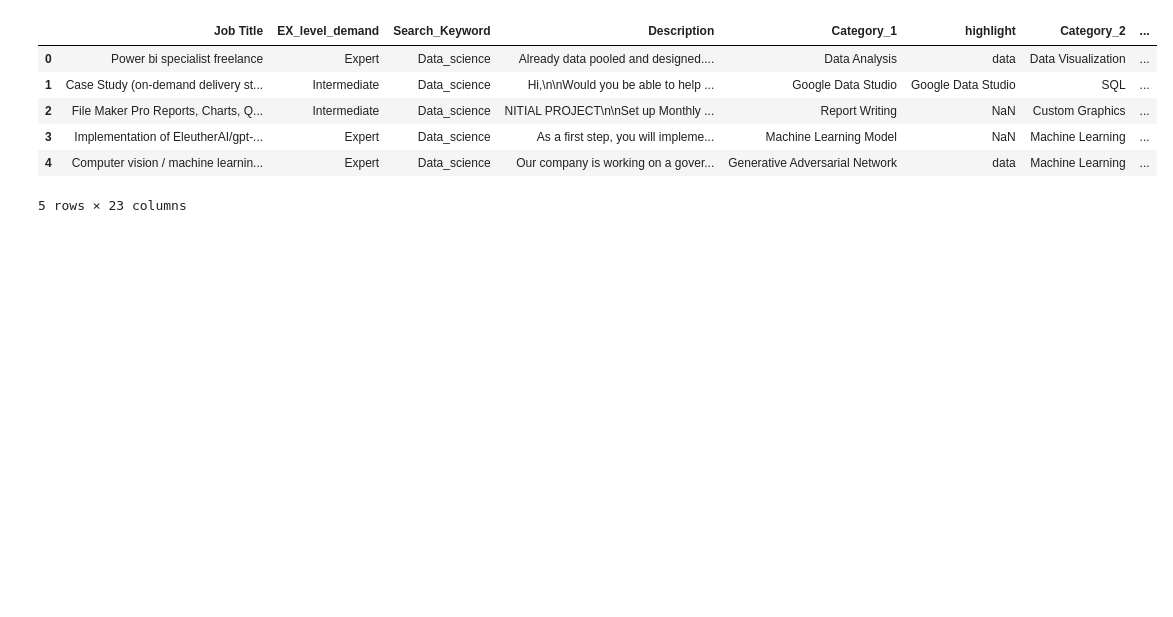
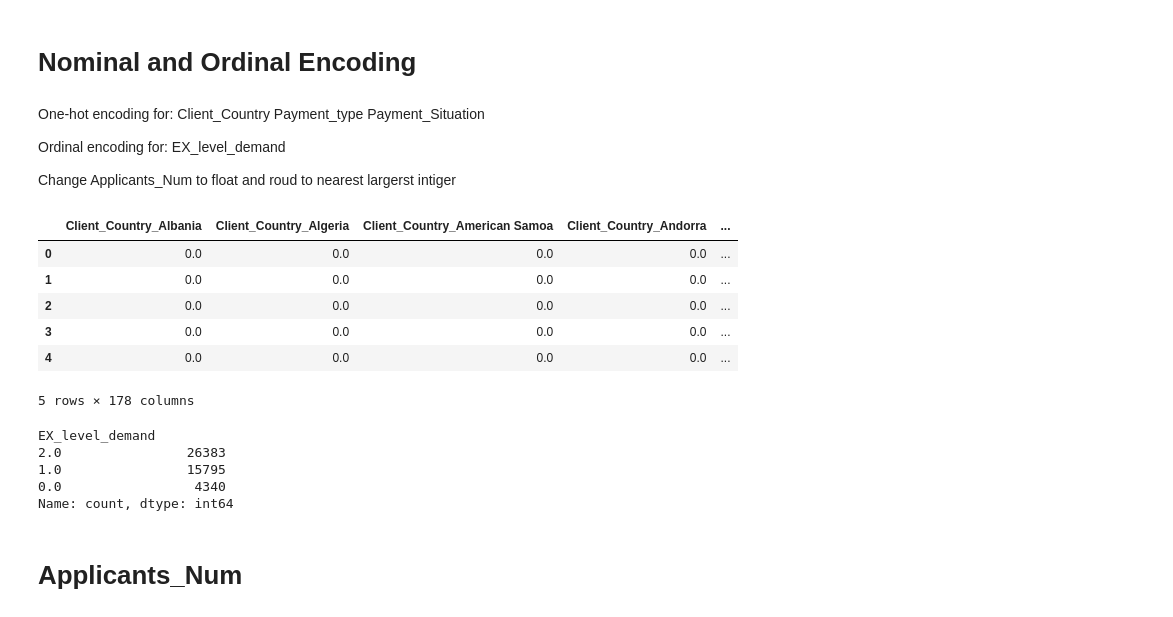
Before and after one commit to b00072756/Data-Mining-Project, a Jupyter notebook: Preprocessing/feature_encoding.ipynb, the cells around one changed output. Cells and saved outputs as stored; diff of their text form; code cells hidden in the pictures; blank space fills up the shorter version.

```diff
--- a/Preprocessing/feature_encoding.ipynb
+++ b/Preprocessing/feature_encoding.ipynb
@@ -13,10 +48,44 @@ df = pd.read_csv('/Users/sele/Desktop/AUS FALL 24/repositories/Data-Mining-Proje
+# %% [markdown]
+# Nominal and Ordinal Encoding
+# %% [markdown]
+One-hot encoding for:
+Client_Country
+Payment_type
+Payment_Situation
+
+Ordinal encoding for:
+EX_level_demand
+
+
+Change Applicants_Num to float and roud to nearest largerst intiger
+# %%
+from sklearn.preprocessing import OneHotEncoder, OrdinalEncoder
+
+nominal_vars = ['Client_Country', 'Payment_type', 'Payment_Situation']
+ordinal_vars = ['EX_level_demand']
+onehot_encoder = OneHotEncoder(sparse_output=False, drop='first')
+encoded_nominal = onehot_encoder.fit_transform(df[nominal_vars])
+encoded_nominal_df = pd.DataFrame(encoded_nominal, columns=onehot_encoder.get_feature_names_out(nominal_vars))
 # %%
-df.head()
+encoded_nominal_df.head()
 # %% [output]
-|  | Job Title | EX_level_demand | Search_Keyword | Description | Category_1 | highlight | Category_2 | ... |
-| 0 | Power bi specialist freelance | Expert | Data_science | Already data pooled and designed.... | Data Analysis | data | Data Visualization | ... |
-| 1 | Case Study (on-demand delivery st... | Intermediate | Data_science | Hi,\n\nWould you be able to help ... | Google Data Studio | Google Data Studio | SQL | ... |
-| 2 | File Maker Pro Reports, Charts, Q... | Intermediate | Data_science | NITIAL PROJECT\n\nSet up Monthly ... | Report Writing | NaN | Custom Graphics | ... |
-| 3 | Implementation of EleutherAI/gpt-... | Expert | Data_science | As a first step, you will impleme... | Machine Learning Model | NaN | Machine Learning | ... |
-| 4 | Computer vision / machine learnin... | Expert | Data_science | Our company is working on a gover... | Generative Adversarial Network | data | Machine Learning | ... |
+|  | Client_Country_Albania | Client_Country_Algeria | Client_Country_American Samoa | Client_Country_Andorra | ... |
+| 0 | 0.0 | 0.0 | 0.0 | 0.0 | ... |
+| 1 | 0.0 | 0.0 | 0.0 | 0.0 | ... |
+| 2 | 0.0 | 0.0 | 0.0 | 0.0 | ... |
+| 3 | 0.0 | 0.0 | 0.0 | 0.0 | ... |
+| 4 | 0.0 | 0.0 | 0.0 | 0.0 | ... |
-5 rows × 23 columns
+5 rows × 178 columns
+# %%
+ordinal_encoder = OrdinalEncoder()
+encoded_ordinal = ordinal_encoder.fit_transform(df[ordinal_vars])
+encoded_ordinal_df = pd.DataFrame(encoded_ordinal, columns=ordinal_vars)
+encoded_ordinal_df.value_counts()
+# %% [output]
+EX_level_demand
+2.0                26383
+1.0                15795
+0.0                 4340
+Name: count, dtype: int64
+# %% [markdown]
+# Applicants_Num
```
Also changed, not shown: parts of 29 cells of this notebook, 2 other files.
